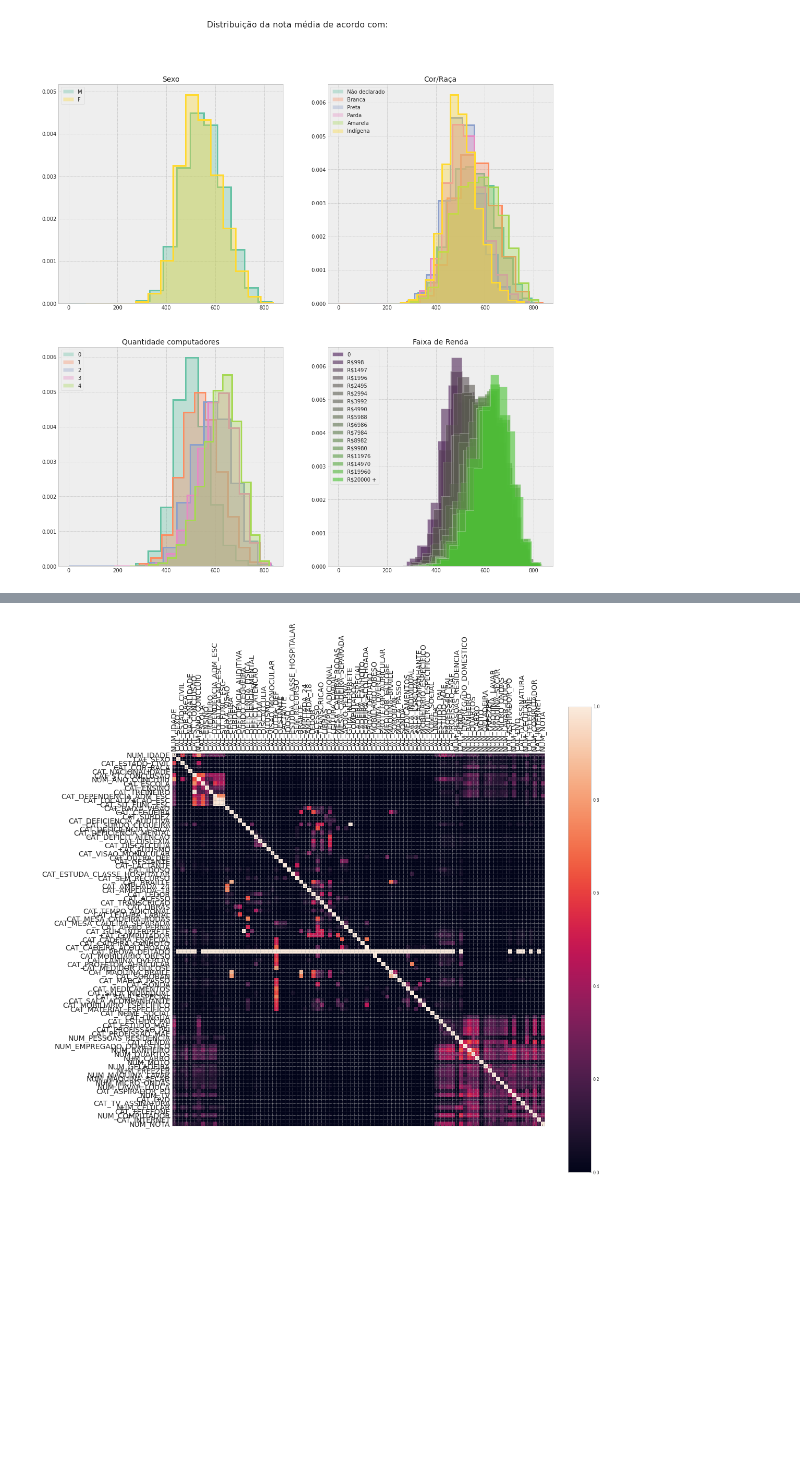
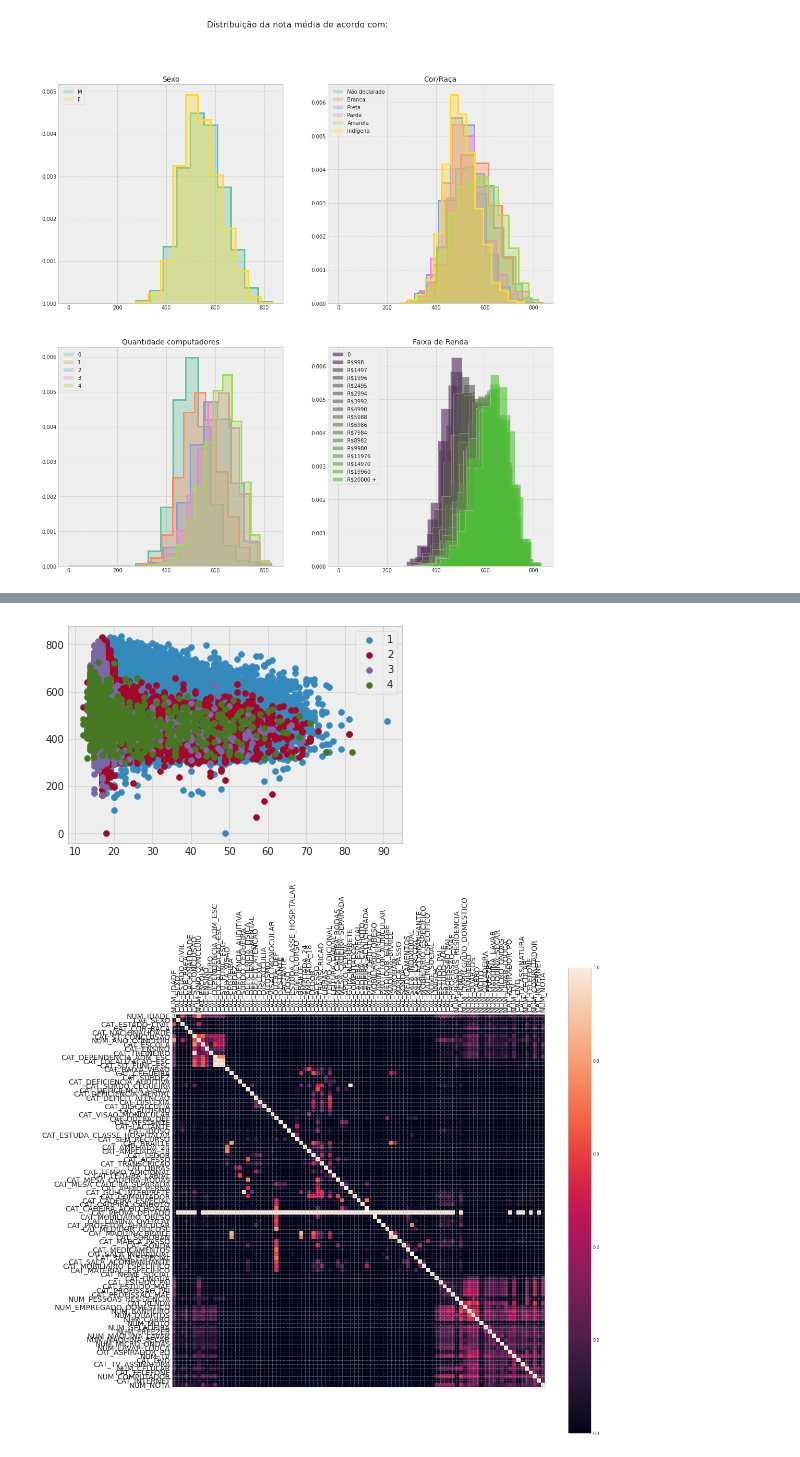
Before and after one commit to GiovaniValdrighi/analise_enem, a Jupyter notebook: Notebooks/analise_exploratoria.ipynb, the cells around one changed output, grey strips where cells are left out. Cells and saved outputs as stored; diff of their text form; code cells hidden in the pictures; blank space fills up the shorter version.

```diff
--- a/Notebooks/analise_exploratoria.ipynb
+++ b/Notebooks/analise_exploratoria.ipynb
@@ -213,3 +214,14 @@ plt.show()
+# %%
+st_conclusao_values = df.CAT_ST_CONCLUSAO.unique()
+st_conclusao_values.sort()
+
+for i, v in enumerate(st_conclusao_values):
+    cur_df = df[df.CAT_ST_CONCLUSAO == v]
+    plt.scatter(cur_df.NUM_IDADE, cur_df.NUM_NOTA, label = v)
+plt.legend()
+plt.show()
+# %% [output]
+[figure, added]
 # %%
 from tqdm import tqdm
 corr_matrix = np.zeros(shape = (df.shape[1], df.shape[1]))
```
Also changed, not shown: parts of 3 cells of this notebook.
